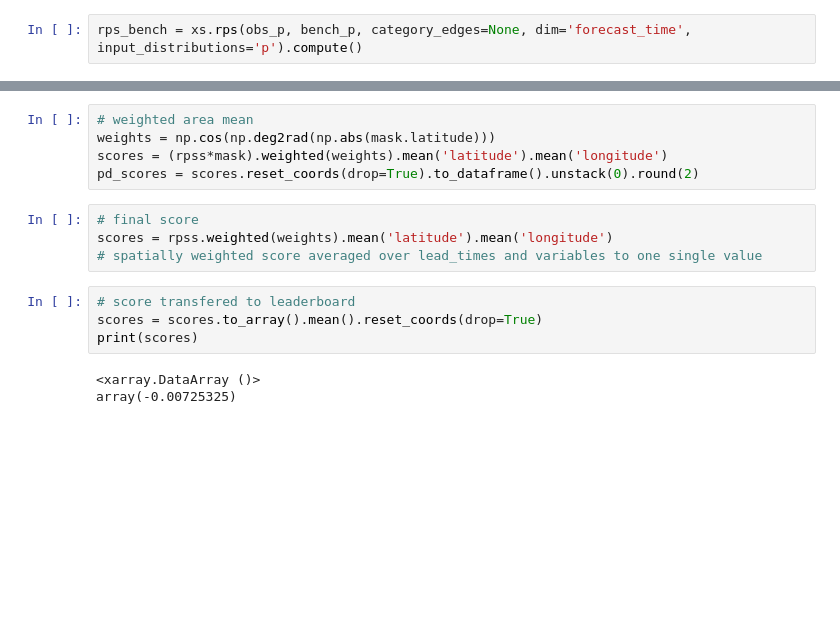
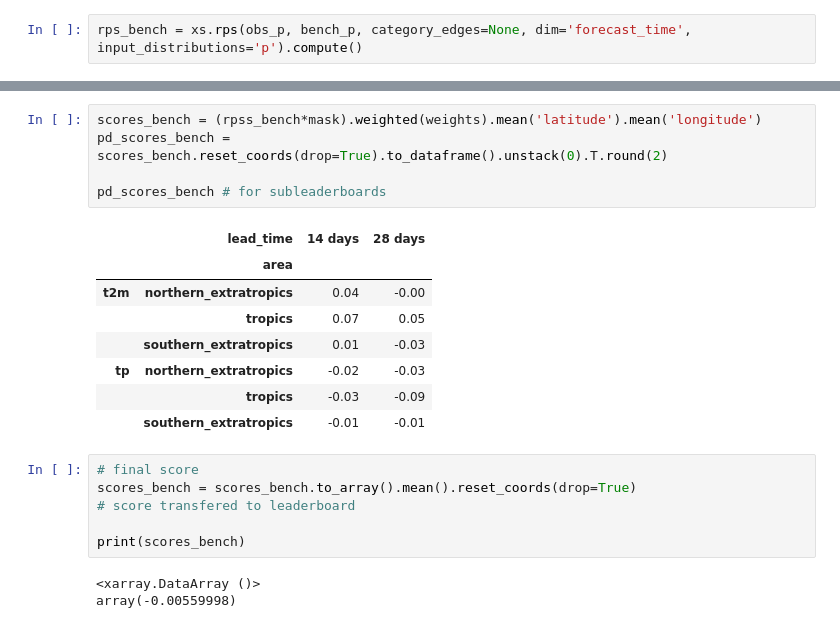
Before and after one commit to steidani/s2s-ai-challenge-kit-eth-ubern, a Jupyter notebook: notebooks/RPSS_verification.ipynb, the cells around one changed output, grey strips where cells are left out. Drawn from its saved outputs; the diff is of its cells as text; blank space fills up the shorter version.

```diff
--- a/notebooks/RPSS_verification.ipynb
+++ b/notebooks/RPSS_verification.ipynb
@@ -130,16 +187,23 @@ mask = mask.where(rpss.t2m.isel(lead_time=0, drop=True).notnull())
 # %%
-# weighted area mean
-weights = np.cos(np.deg2rad(np.abs(mask.latitude)))
-scores = (rpss*mask).weighted(weights).mean('latitude').mean('longitude')
-pd_scores = scores.reset_coords(drop=True).to_dataframe().unstack(0).round(2)
+scores_bench = (rpss_bench*mask).weighted(weights).mean('latitude').mean('longitude')
+pd_scores_bench = scores_bench.reset_coords(drop=True).to_dataframe().unstack(0).T.round(2)
+
+pd_scores_bench # for subleaderboards
+# %% [output]
+|  | lead_time | 14 days | 28 days |
+|  | area |  |  |
+| t2m | northern_extratropics | 0.04 | -0.00 |
+|  | tropics | 0.07 | 0.05 |
+|  | southern_extratropics | 0.01 | -0.03 |
+| tp | northern_extratropics | -0.02 | -0.03 |
+|  | tropics | -0.03 | -0.09 |
+|  | southern_extratropics | -0.01 | -0.01 |
-# %%
-# final score
-scores = rpss.weighted(weights).mean('latitude').mean('longitude')
-# spatially weighted score averaged over lead_times and variables to one single value
 # %%
+# final score
+scores_bench = scores_bench.to_array().mean().reset_coords(drop=True)
 # score transfered to leaderboard
-scores = scores.to_array().mean().reset_coords(drop=True)
-print(scores)
+
+print(scores_bench)
 # %% [output]
 <xarray.DataArray ()>
-array(-0.00725325)
+array(-0.00559998)
```
Also changed, not shown: parts of 34 cells of this notebook, 4 other files.
